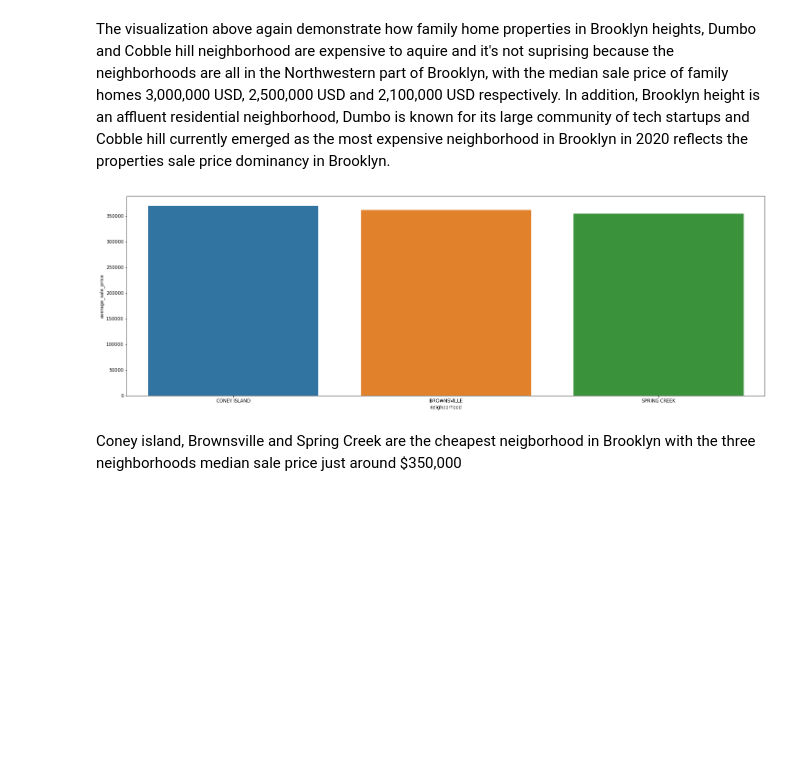
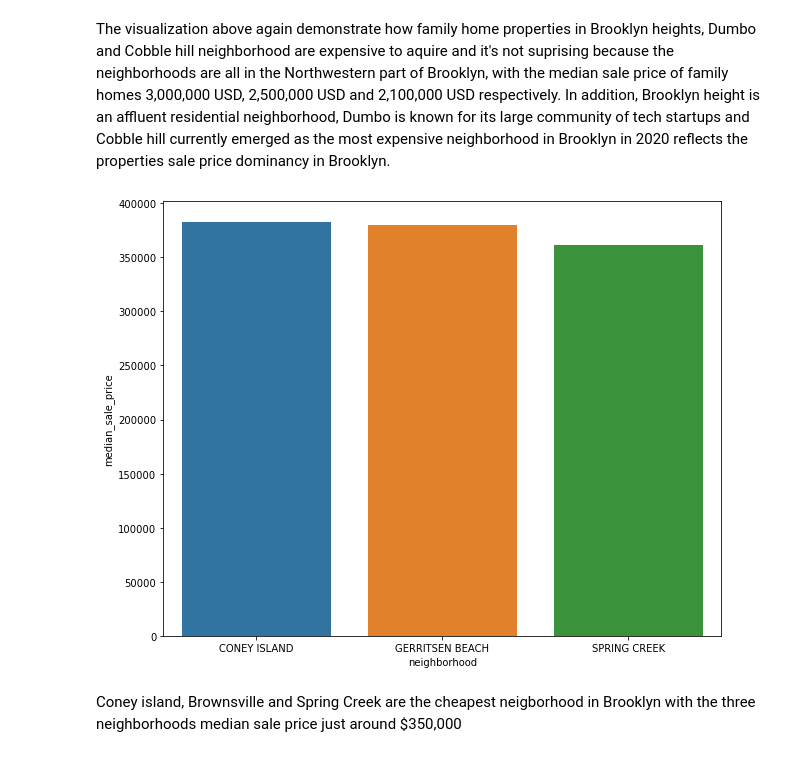
Before and after one commit to cappymayor/Brooklyn_real-estate_project, a Jupyter notebook: Exploratory_analysis_notebook.ipynb, the cells around one changed output. Cells and saved outputs as stored; diff of their text form; code cells hidden in the pictures; blank space fills up the shorter version.

```diff
--- a/Exploratory_analysis_notebook.ipynb
+++ b/Exploratory_analysis_notebook.ipynb
@@ -13,7 +13,7 @@ import matplotlib.pyplot as plt
 import numpy as np
 import seaborn as sns
 # %%
-full_sale = pd.read_csv("full_sale.csv")
+full_sale = pd.read_csv("fulll_sale.csv")
 # %%
 full_sale.head()
 # %% [output]
@@ -169,16 +180,16 @@ plt.ticklabel_format(axis="y", style="plain")
 The visualization above again demonstrate how family home properties in  Brooklyn heights, Dumbo and Cobble hill neighborhood are expensive to aquire and it's not suprising because the neighborhoods are all in the Northwestern part of Brooklyn, with the median sale price of family homes 3,000,000 USD, 2,500,000 USD and 2,100,000 USD respectively. In addition, Brooklyn height is an affluent residential neighborhood, Dumbo is known for its large community of tech startups and Cobble hill currently emerged as the most expensive neighborhood in Brooklyn in 2020 reflects the properties sale price dominancy in Brooklyn.
 # %%
 # grouping by neighborhood to show cheapest neighborhood
-neighborhood_avg_price_class_1 = family_homes.groupby("neighborhood")["sale_price"].mean().round(0).reset_index().sort_values("sale_price",
+neighborhood_avg_price_class_1 = family_homes.groupby("neighborhood")["sale_price"].median().round(0).reset_index().sort_values("sale_price",
                                                                                                                       ascending = False).tail(3)
 # %%
-neighborhood_avg_price_class_1 = neighborhood_avg_price_class_1.rename(columns=({"sale_price":"average_sale_price"}))
+neighborhood_avg_price_class_1 = neighborhood_avg_price_class_1.rename(columns=({"sale_price":"median_sale_price"}))
 # %%
-fig, ax = plt.subplots(figsize=(25, 8))
-sns.barplot(neighborhood_avg_price_class_1["neighborhood"], neighborhood_avg_price_class_1["average_sale_price"])
+fig, ax = plt.subplots(figsize=(10, 8))
+sns.barplot(neighborhood_avg_price_class_1["neighborhood"], neighborhood_avg_price_class_1["median_sale_price"])
 plt.ticklabel_format(axis="y", style="plain")
 # %% [output]
-[figure, old version]
+[figure, new version]
 # %% [markdown]
 Coney island, Brownsville and Spring Creek are the cheapest neigborhood in Brooklyn with the three neighborhoods median sale price just around $350,000
 # %% [markdown]
```
Also changed, not shown: parts of 14 cells of this notebook.
